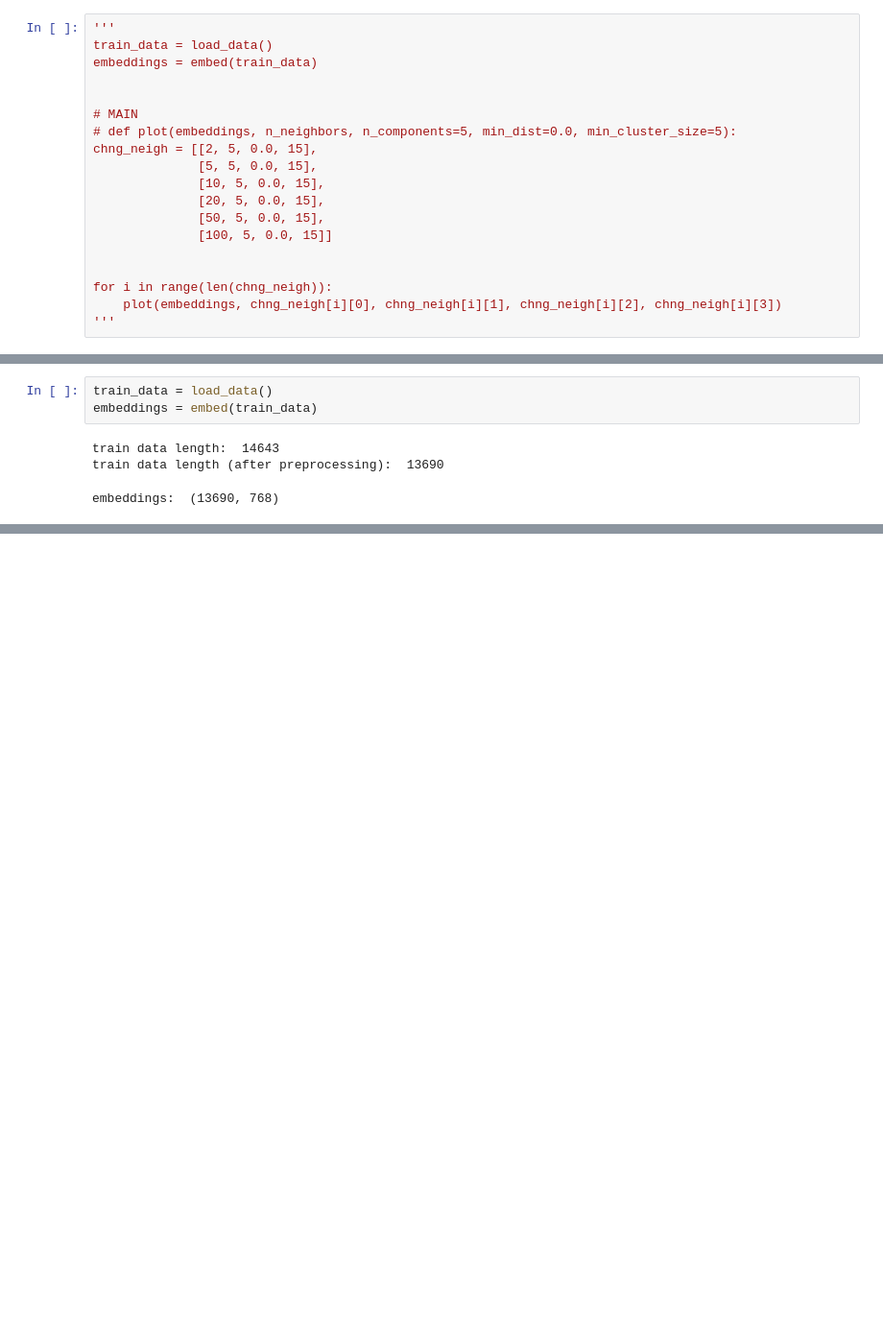
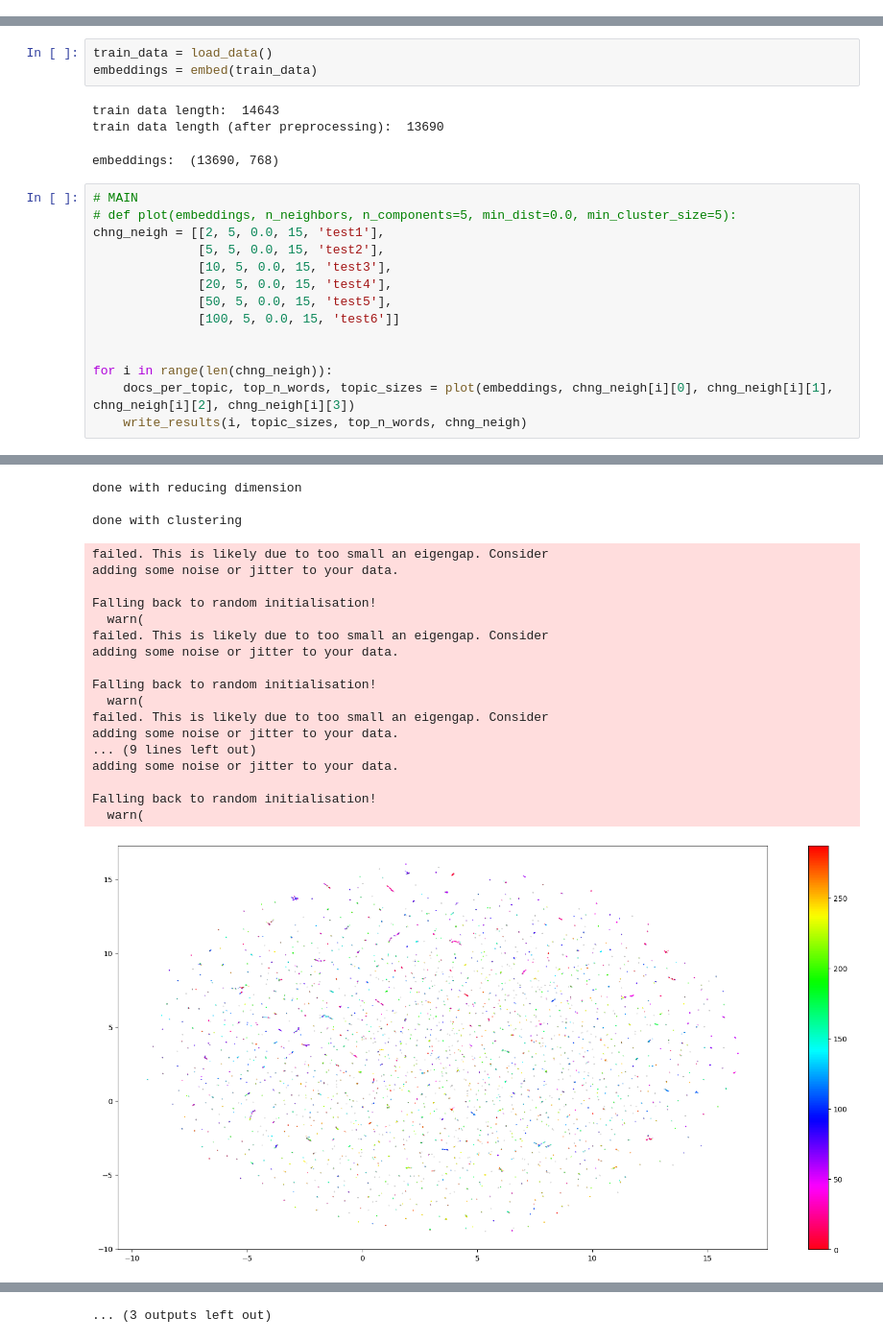
Before and after one commit to yheechan/berTopic, a Jupyter notebook: src/main.ipynb, the cells around one changed output, grey strips where cells are left out. Shown at 96% size. Drawn from its saved outputs; the diff is of its cells as text; blank space fills up the shorter version.

Commit message:
Added results

```diff
--- a/src/main.ipynb
+++ b/src/main.ipynb
@@ -206,22 +206,3 @@ def plot(embeddings, n_neighbors, n_components=5, min_dist=0.0, min_cluster_size
 		cnt += 1
 
 	return docs_per_topic, top_n_words, topic_sizes
-# %%
-'''
-train_data = load_data()
-embeddings = embed(train_data)
-
-
-# MAIN
-# def plot(embeddings, n_neighbors, n_components=5, min_dist=0.0, min_cluster_size=5):
-chng_neigh = [[2, 5, 0.0, 15],
-			  [5, 5, 0.0, 15],
-			  [10, 5, 0.0, 15],
-			  [20, 5, 0.0, 15],
-			  [50, 5, 0.0, 15],
-			  [100, 5, 0.0, 15]]
-
-
-for i in range(len(chng_neigh)):
-	plot(embeddings, chng_neigh[i][0], chng_neigh[i][1], chng_neigh[i][2], chng_neigh[i][3])
-'''
@@ -234,3 +250,18 @@ embeddings = embed(train_data)
 train data length:  14643
 train data length (after preprocessing):  13690
 embeddings:  (13690, 768)
+# %%
+# MAIN
+# def plot(embeddings, n_neighbors, n_components=5, min_dist=0.0, min_cluster_size=5):
+chng_neigh = [[2, 5, 0.0, 15, 'test1'],
+			  [5, 5, 0.0, 15, 'test2'],
+			  [10, 5, 0.0, 15, 'test3'],
+			  [20, 5, 0.0, 15, 'test4'],
+			  [50, 5, 0.0, 15, 'test5'],
+			  [100, 5, 0.0, 15, 'test6']]
+
+
+for i in range(len(chng_neigh)):
+	docs_per_topic, top_n_words, topic_sizes = plot(embeddings, chng_neigh[i][0], chng_neigh[i][1], chng_neigh[i][2], chng_neigh[i][3])
+	write_results(i, topic_sizes, top_n_words, chng_neigh)
+# %% [output]
@@ -236,0 +273,21 @@ embeddings:  (13690, 768)
+done with reducing dimension
+
+done with clustering
+failed. This is likely due to too small an eigengap. Consider
+adding some noise or jitter to your data.
+
+Falling back to random initialisation!
+  warn(
+failed. This is likely due to too small an eigengap. Consider
+adding some noise or jitter to your data.
+
+Falling back to random initialisation!
+  warn(
+failed. This is likely due to too small an eigengap. Consider
+adding some noise or jitter to your data.
+... (9 lines left out)
+adding some noise or jitter to your data.
+
+Falling back to random initialisation!
+  warn(
+[figure, added]
@@ -237 +366,2 @@ embeddings:  (13690, 768)
+... (3 outputs left out)
 # %%
```
Also changed, not shown: parts of 4 cells of this notebook, 6 other files.
